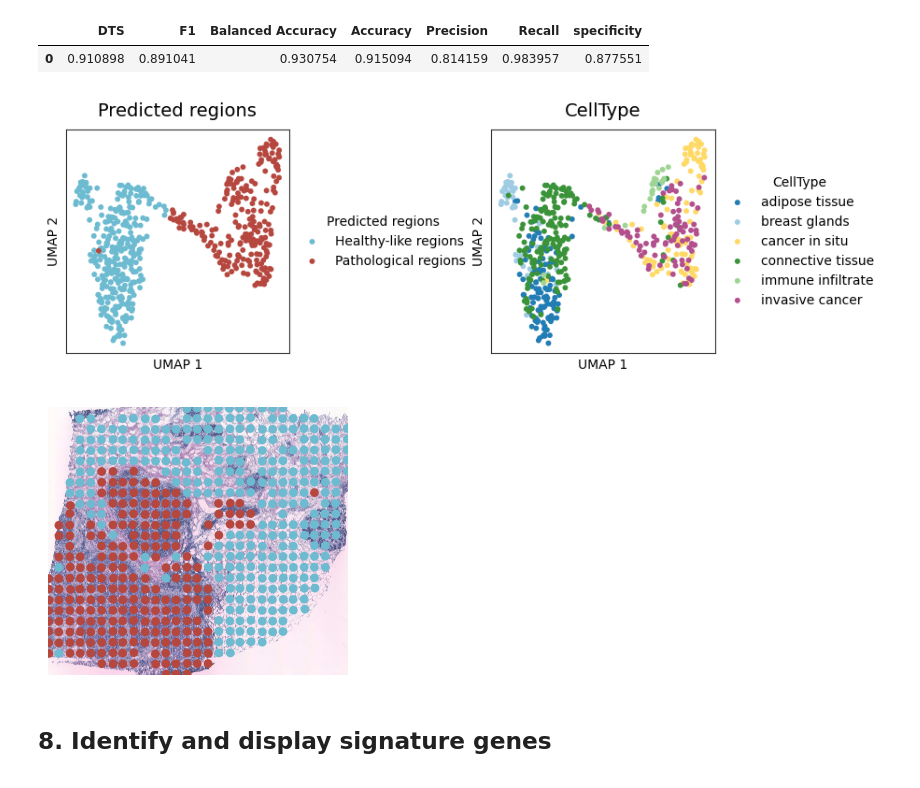
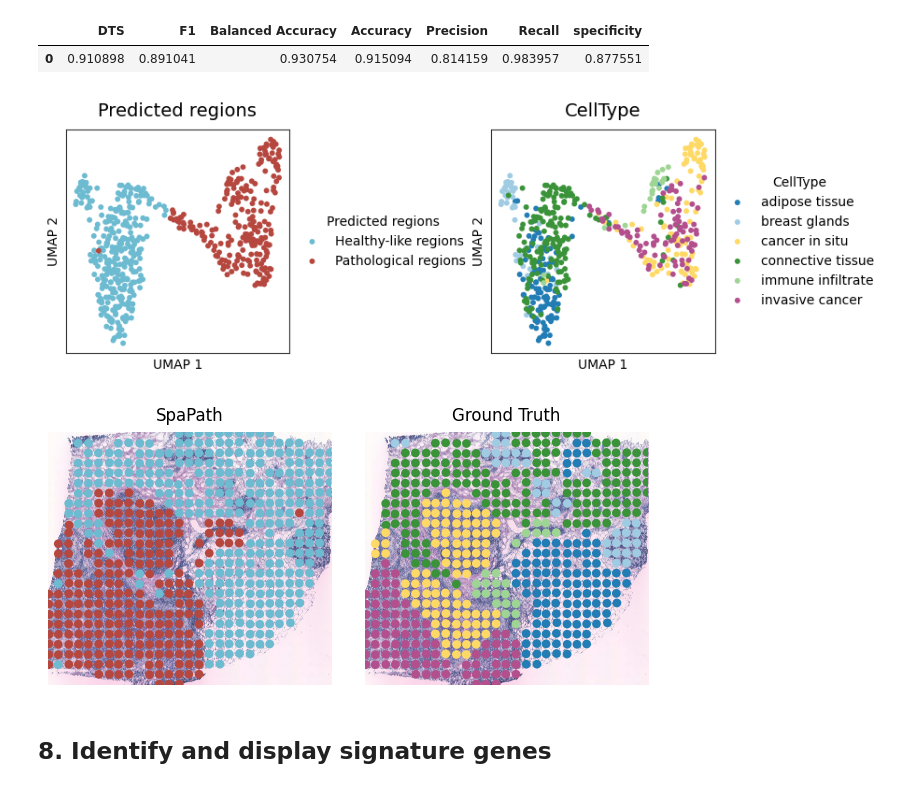
Before and after one commit to edawu11/SpaPath, a Jupyter notebook: notebook/BC.ipynb, the cells around one changed output. Saved outputs shown, nothing was run; the diff lists cells and outputs as text; code cells hidden in the pictures.

Commit message:
Compare SpaPath and ground truth on H&E in BC and OSCC tutorials

```diff
--- a/notebook/BC.ipynb
+++ b/notebook/BC.ipynb
@@ -183,34 +183,36 @@ Detection completed at the observation level.
 # %%
 detection_figure = spapath_utils.plot_detection_umap(
     adata=adata_full,
     embed="cell_embed",
     section_id=DISEASE_SECTION,
     batch_key="batch",
     label_key="pred_label",
     label_palette=REGION_PALETTE,
     celltype_key="CellType",
     celltype_palette=CELLTYPE_PALETTE,
     seed=SEED,
     point_size=18,
     save=FIGURE_DIR / f"{DISEASE_SECTION}_detection_umap.png",
 )
 
 he_prediction_figure = spapath_utils.plot_prediction_on_he(
     adata=adata_full,
     image_path=HE_IMAGE_PATH,
     section_id=DISEASE_SECTION,
     batch_key="batch",
     label_key="pred_label",
     spatial_key="spatial",
     label_palette=REGION_PALETTE,
+    ground_truth_key="CellType",
+    ground_truth_palette=CELLTYPE_PALETTE,
     coordinate_scale=1.0,
     point_scale=0.85,
     figsize=(3, 3),
     save=FIGURE_DIR / f"{DISEASE_SECTION}_prediction_on_he.png",
 )
 # %% [output]
 [figure]
-[figure, old version]
+[figure, new version]
 # %% [markdown]
 ## 8. Identify and display signature genes
 # %%
```
Also changed, not shown: 2 other files.
